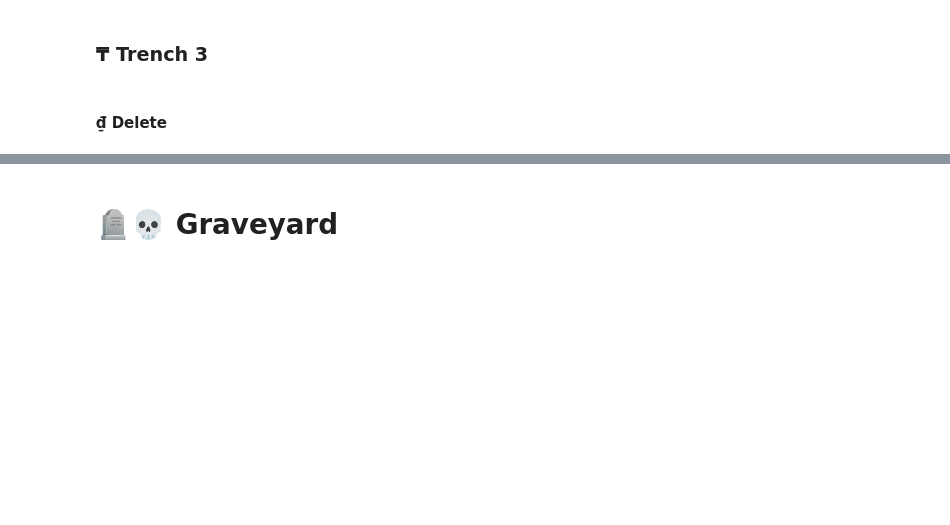
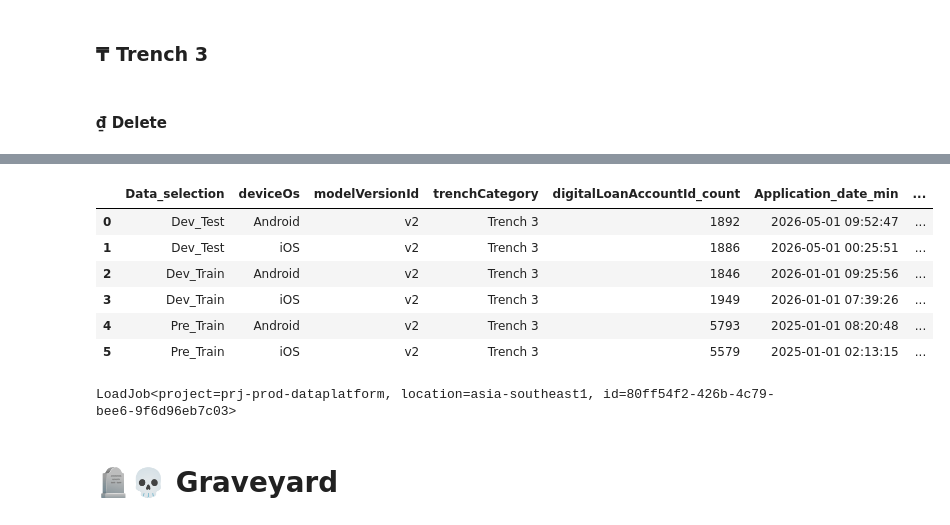
Before and after one commit to dchakroborti-tonik/Gini_Monitoring, a Jupyter notebook: Gini_Training_Data_Preparation/psi_training_20260915_v2.ipynb, the cells around one changed output, grey strips where cells are left out. Drawn from its saved outputs; the diff is of its cells as text; code cells hidden in the pictures; blank space fills up the shorter version.

```diff
--- a/Gini_Training_Data_Preparation/psi_training_20260915_v2.ipynb
+++ b/Gini_Training_Data_Preparation/psi_training_20260915_v2.ipynb
@@ -1902,0 +2149,7 @@ LoadJob<project=prj-prod-dataplatform, location=asia-southeast1, id=a1077554-022
+# %%
+feature_column = ['ScoreRange_WOE', 'CreditAvgCreditLimit',   'cnt_active_contracts_Credit_Lines', 'vel_contract_nongranted_cnt_6on12', 'cnt_active_contracts_Credit_Cards', 'avg_amt_granted_24M', 'cic_total_overdue_to_total_outstanding_ratio',
+       'cic_total_overdue_to_monthly_income_ratio', 'CreditMaxOverdueDays',  'cic_seq_share_credit_lines_24m', 'Credit_Lines_active_contracts_util', 'Personal_Loans_granted_contracts_cnt_6M', 'has_ever_been_overdue',
+       'cic_seq_cnt_credit_cards_24m', 'has_ever_had_risky_contract', 'creditcard_utilization_ever', 'cic_seq_first_loan_type_24m',  'total_overdue_granted_contracts', 'creditcard_utilization_combined', 'cic_score']
+
+dfd = transform_datav2(data, feature_column, a='cic_score', modelDisplayName='Alpha-Cash-CIC-Model', tc='Trench 3', subscription_name = 'Cash Stack v2 Models')
+dfd.head()
@@ -1903,3 +2163,28 @@ LoadJob<project=prj-prod-dataplatform, location=asia-southeast1, id=a1077554-022
+# %%
+result = dfd.groupby(['Data_selection', 'deviceOs', 'modelVersionId', 'trenchCategory']).agg(
+    digitalLoanAccountId_count=('digitalLoanAccountId', 'count'),
+    Application_date_min=('Application_date', 'min'),
+    Application_date_max=('Application_date', 'max')
+).reset_index()
+
+result
+# %% [output]
+|  | Data_selection | deviceOs | modelVersionId | trenchCategory | digitalLoanAccountId_count | Application_date_min | ... |
+| 0 | Dev_Test | Android | v2 | Trench 3 | 1892 | 2026-05-01 09:52:47 | ... |
+| 1 | Dev_Test | iOS | v2 | Trench 3 | 1886 | 2026-05-01 00:25:51 | ... |
+| 2 | Dev_Train | Android | v2 | Trench 3 | 1846 | 2026-01-01 09:25:56 | ... |
+| 3 | Dev_Train | iOS | v2 | Trench 3 | 1949 | 2026-01-01 07:39:26 | ... |
+| 4 | Pre_Train | Android | v2 | Trench 3 | 5793 | 2025-01-01 08:20:48 | ... |
+| 5 | Pre_Train | iOS | v2 | Trench 3 | 5579 | 2025-01-01 02:13:15 | ... |
+# %%
+# Upload to BigQuery
+job_config = bigquery.LoadJobConfig(
+    write_disposition="WRITE_APPEND",  # or "WRITE_APPEND"
+)
+job = client.load_table_from_dataframe(dfd, table_id, job_config=job_config)
+job.result()
+# %% [output]
+LoadJob<project=prj-prod-dataplatform, location=asia-southeast1, id=80ff54f2-426b-4c79-bee6-9f6d96eb7c03>
 # %% [markdown]
 # 🪦💀 Graveyard
 # %% [markdown]
```
Also changed, not shown: parts of 50 cells of this notebook, 48 other files.
